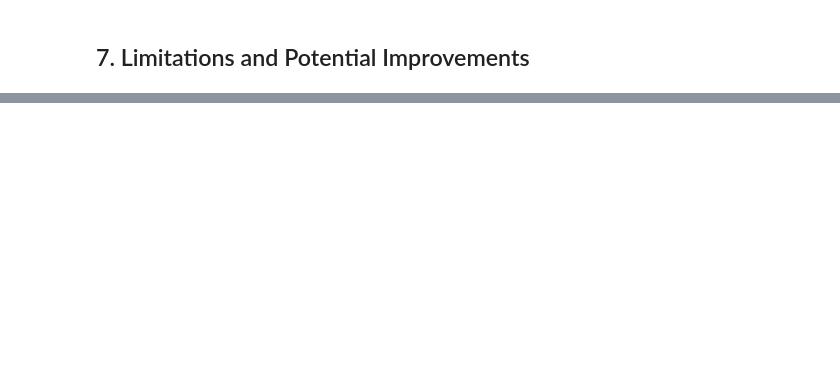
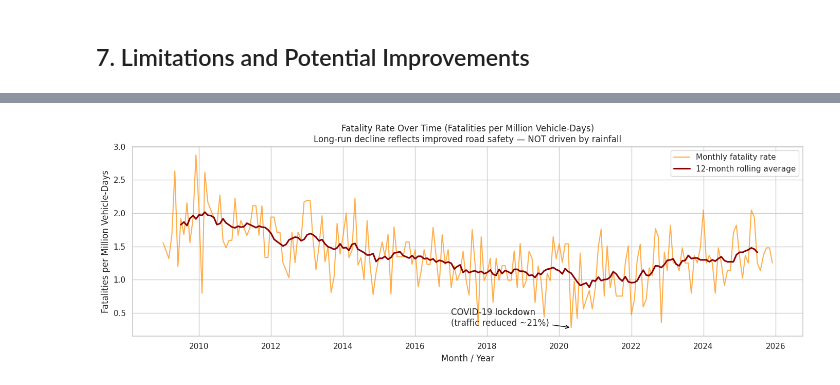
Before and after one commit to ch11nn/SC3021, a Jupyter notebook: SC3021_Project_Group_9.ipynb, the cells around one changed output, grey strips where cells are left out. Cells and saved outputs as stored; diff of their text form; code cells hidden in the pictures; blank space fills up the shorter version.

```diff
--- a/SC3021_Project_Group_9.ipynb
+++ b/SC3021_Project_Group_9.ipynb
@@ -994,0 +1287,25 @@ Effect of Rainfall: The coefficient for rainfall_mm is 0.0665, meaning that or e
+# %%
+# Chart 2: Fatality Rate over Time — the long-run safety improvement story
+fig, ax = plt.subplots(figsize=(14, 5))
+
+ax.plot(df.index, df['fatality_rate'], color='darkorange', alpha=0.7, label='Monthly fatality rate')
+
+# 12-month rolling average
+rolling_avg = df['fatality_rate'].rolling(window=12, center=True).mean()
+ax.plot(df.index, rolling_avg, color='darkred', linewidth=2.2, label='12-month rolling average')
+
+# annotate COVID dip
+covid_idx = df['fatality_rate'].idxmin()
+ax.annotate('COVID-19 lockdown\n(traffic reduced ~21%)',
+            xy=(covid_idx, df.loc[covid_idx, 'fatality_rate']),
+            xytext=(pd.Timestamp('2017-01-01'), df['fatality_rate'].min() + 0.03),
+            arrowprops=dict(arrowstyle='->', color='black'))
+
+ax.set_title('Fatality Rate Over Time (Fatalities per Million Vehicle-Days)\nLong-run decline reflects improved road safety — NOT driven by rainfall')
+ax.set_xlabel('Month / Year')
+ax.set_ylabel('Fatalities per Million Vehicle-Days')
+ax.legend()
+plt.tight_layout()
+plt.show()
+# %% [output]
+[figure, added]
```
Also changed, not shown: parts of 44 cells of this notebook.
